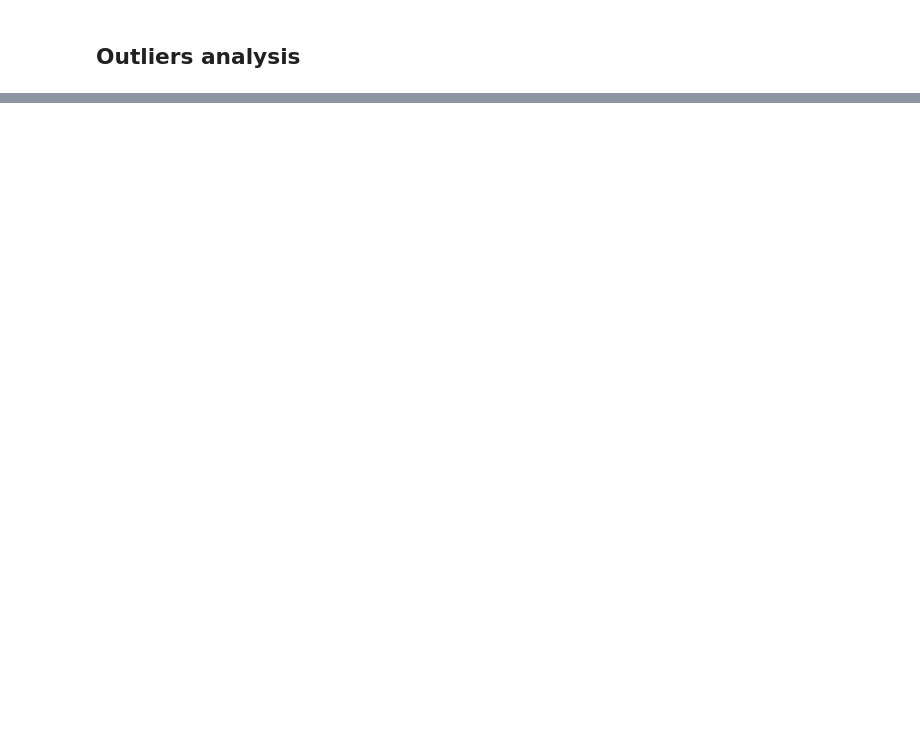
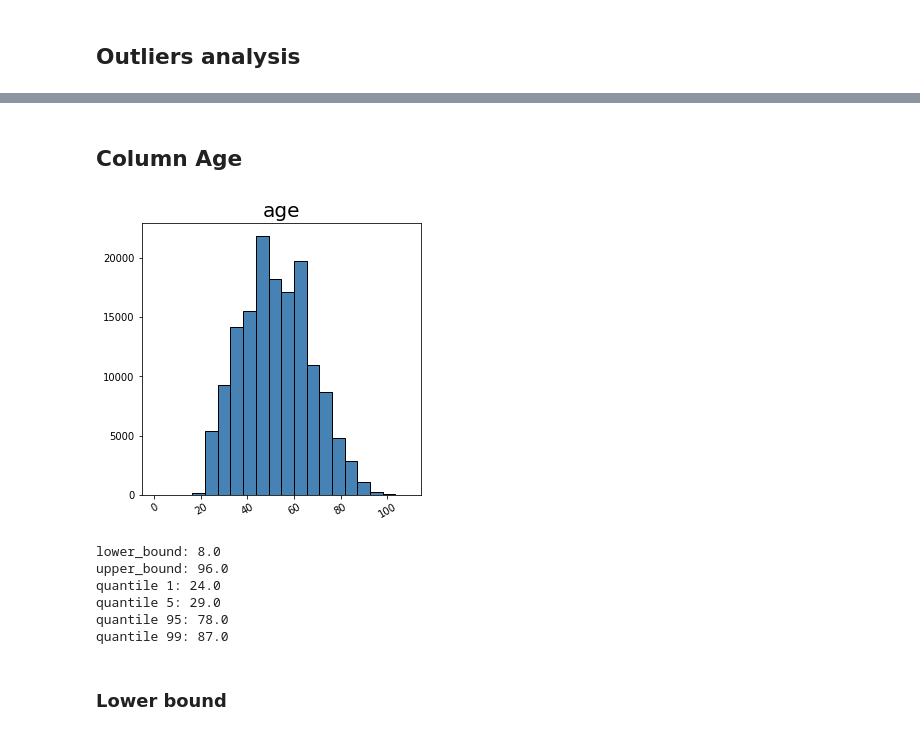
Before and after one commit to renzobechler-zz/credits_eda, a Jupyter notebook: notebooks/credits_eda.ipynb, the cells around one changed output, grey strips where cells are left out. Cells and saved outputs as stored; diff of their text form; code cells hidden in the pictures; blank space fills up the shorter version.

```diff
--- a/notebooks/credits_eda.ipynb
+++ b/notebooks/credits_eda.ipynb
@@ -144,0 +211,29 @@ As we can see from describe and histograms there are possible outliers
+# %% [markdown]
+## Column Age
+# %%
+ax = credit_data[['age']].hist(bins=20, color='steelblue',
+           edgecolor='black', linewidth=1.0, figsize=(5,5),
+           xlabelsize=10, ylabelsize=10, grid=False);
+
+[x.title.set_size(20) for x in ax.ravel()];
+[x.tick_params('x', labelrotation=30.0) for x in ax.ravel()];
+plt.show()
+# %% [output]
+[figure, added]
+# %%
+lower_bound, upper_bound, q01, q05, q95, q99 = utils.get_outlier_bounds(credit_data['age'])
+print('lower_bound: {0}'.format(lower_bound))
+print('upper_bound: {0}'.format(upper_bound))
+print('quantile 1: {0}'.format(q01))
+print('quantile 5: {0}'.format(q05))
+print('quantile 95: {0}'.format(q95))
+print('quantile 99: {0}'.format(q99))
+# %% [output]
+lower_bound: 8.0
+upper_bound: 96.0
+quantile 1: 24.0
+quantile 5: 29.0
+quantile 95: 78.0
+quantile 99: 87.0
+# %% [markdown]
+### Lower bound
```
Also changed, not shown: parts of 40 cells of this notebook, 3 other files.
